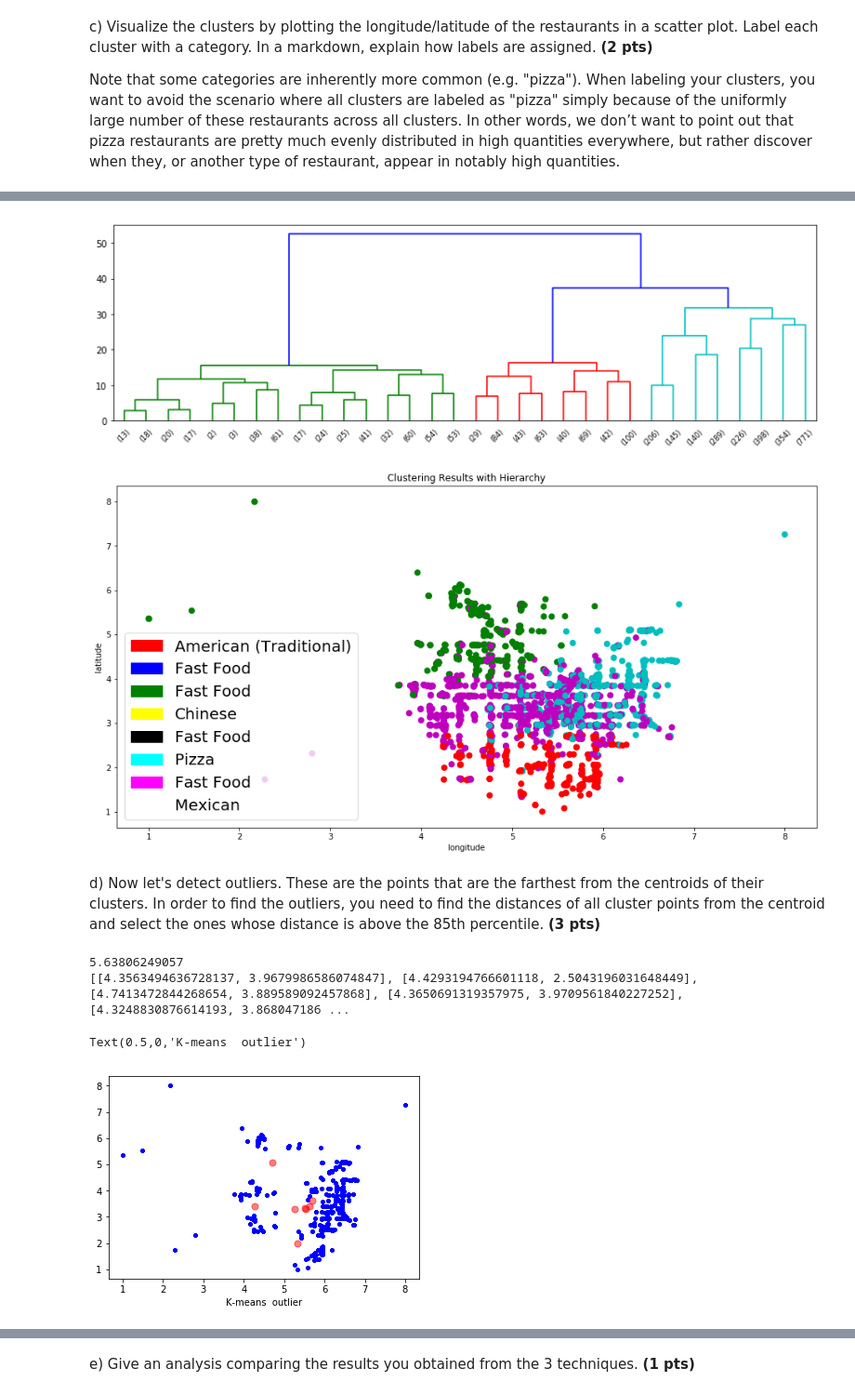
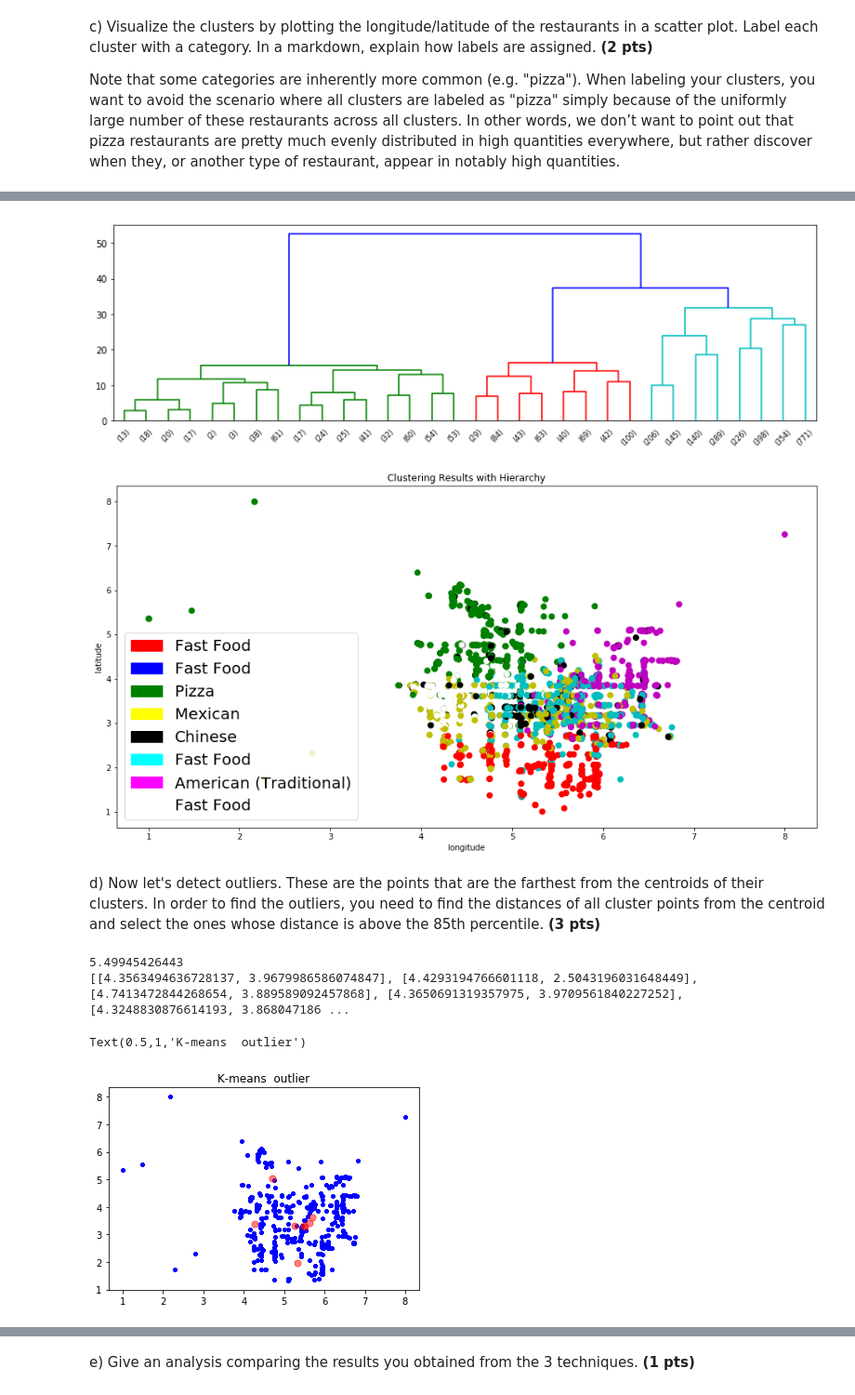
Before and after one commit to CS506-Boston-University/cs506-spring2018-hw2-1-jweixuan, a Jupyter notebook: HW2.1.ipynb, the cells around one changed output, grey strips where cells are left out. Shown at 93% size. Saved outputs shown, nothing was run; the diff lists cells and outputs as text; code cells hidden in the pictures.

```diff
--- a/HW2.1.ipynb
+++ b/HW2.1.ipynb
@@ -311,10 +313,10 @@ _ = plt.scatter(k[:, 0], k[:, 1], color=colors, s=50)
 Z_20ng = hierarchy.linkage(k, method='ward', metric='euclidean')
 plt.figure(figsize=(14,4))
 R_20ng = hierarchy.dendrogram(Z_20ng, p=4, truncate_mode='level', show_leaf_counts=True)
-hier_label = hierarchy.fcluster(Z_20ng,4,criterion="maxclust")
+hier_label = hierarchy.fcluster(Z_20ng,8,criterion="maxclust")
 plt.show()
 
-colors = ['bgrcmykw'[p] for p in hier_label]
+colors = ['bgrcmykwc'[p] for p in hier_label]
 plt.figure(figsize=(16,8))
 blue_patch = mpatches.Patch(color='blue', label=categories[a0.index(max(a0[2:])) - 2])
 green_patch = mpatches.Patch(color='green', label=categories[a1.index(max(a1[2:])) - 2])
@@ -331,9 +333,10 @@ plt.ylabel('latitude')
 _ = plt.scatter(k[:, 0], k[:, 1], color=colors, s=50)
 # %% [output]
 [figure]
-[figure, old version]
+[figure, new version]
 # %%
-def findoutlier(cluster0,dst0):
+
+def findoutlier(cluster0,dst0,centroid0):
     for i in range(len(cluster0)):
         dst = distance.euclidean(cluster0[i], centroid0)
         dst0.append(dst)
@@ -347,6 +350,14 @@ def findoutlier(cluster0,dst0):
             outlier0.append(cluster0[i][:2])
 
     return outlier0
+
+
+def findcenter(cluster0):
+    a = cluster0[0]
+    for i in range(len(cluster0)):
+        a = (list(map(add, a, cluster0[i])))
+    b = [a[0]/len(cluster0),a[1]/len(cluster0)]
+    return b
 # %% [markdown]
 d) Now let's detect outliers. These are the points that are the farthest from the centroids of their clusters. In order to find the outliers, you need to find the distances of all cluster points from the centroid and select the ones whose distance is above the 85th percentile. **(3 pts)**
 # %%
@@ -380,14 +391,14 @@ dst6 = []
 dst7 = []
 a = 0
 
-outlier0 = findoutlier(cluster0,dst0)
-outlier1 = findoutlier(cluster1,dst1)
-outlier2 = findoutlier(cluster2,dst2)
-outlier3 = findoutlier(cluster3,dst3)
-outlier4 = findoutlier(cluster4,dst4)
-outlier5 = findoutlier(cluster5,dst5)
-outlier6 = findoutlier(cluster6,dst6)
-outlier7 = findoutlier(cluster7,dst7)
+outlier0 = findoutlier(cluster0,dst0,centroid0)
+outlier1 = findoutlier(cluster1,dst1,centroid1)
+outlier2 = findoutlier(cluster2,dst2,centroid2)
+outlier3 = findoutlier(cluster3,dst3,centroid3)
+outlier4 = findoutlier(cluster4,dst4,centroid4)
+outlier5 = findoutlier(cluster5,dst5,centroid5)
+outlier6 = findoutlier(cluster6,dst6,centroid6)
+outlier7 = findoutlier(cluster7,dst7,centroid7)
 
 
 ot = outlier0+outlier1+outlier2+outlier3+outlier4+outlier5+outlier6+outlier7
@@ -395,21 +406,21 @@ ot = outlier0+outlier1+outlier2+outlier3+outlier4+outlier5+outlier6+outlier7
 print(centroid1[0])
 print(ot)
 # %% [output]
-5.63806249057
+5.49945426443
 [[4.3563494636728137, 3.9679986586074847], [4.4293194766601118, 2.5043196031648449], [4.7413472844268654, 3.889589092457868], [4.3650691319357975, 3.9709561840227252], [4.3248830876614193, 3.868047186 ...
 # %%
 ot = np.asarray(ot)
 
 plt.scatter(ot[:, 0], ot[:, 1], color='b', s=10)
 plt.scatter(centroid0[0], centroid0[1], c='red', s=50, alpha=0.5);
 plt.scatter(centroid1[0], centroid1[1], c='red', s=50, alpha=0.5);
 plt.scatter(centroid2[0], centroid2[1], c='red', s=50, alpha=0.5);
 plt.scatter(centroid3[0], centroid3[1], c='red', s=50, alpha=0.5);
 plt.scatter(centroid4[0], centroid4[1], c='red', s=50, alpha=0.5);
 plt.scatter(centroid5[0], centroid5[1], c='red', s=50, alpha=0.5);
 plt.scatter(centroid6[0], centroid6[1], c='red', s=50, alpha=0.5);
 plt.scatter(centroid7[0], centroid7[1], c='red', s=50, alpha=0.5);
-plt.xlabel("K-means  outlier")
+plt.title("K-means  outlier")
 # %% [output]
-Text(0.5,0,'K-means  outlier')
+Text(0.5,1,'K-means  outlier')
-[figure, old version]
+[figure, new version]
```
Also changed, not shown: parts of 10 cells of this notebook.
